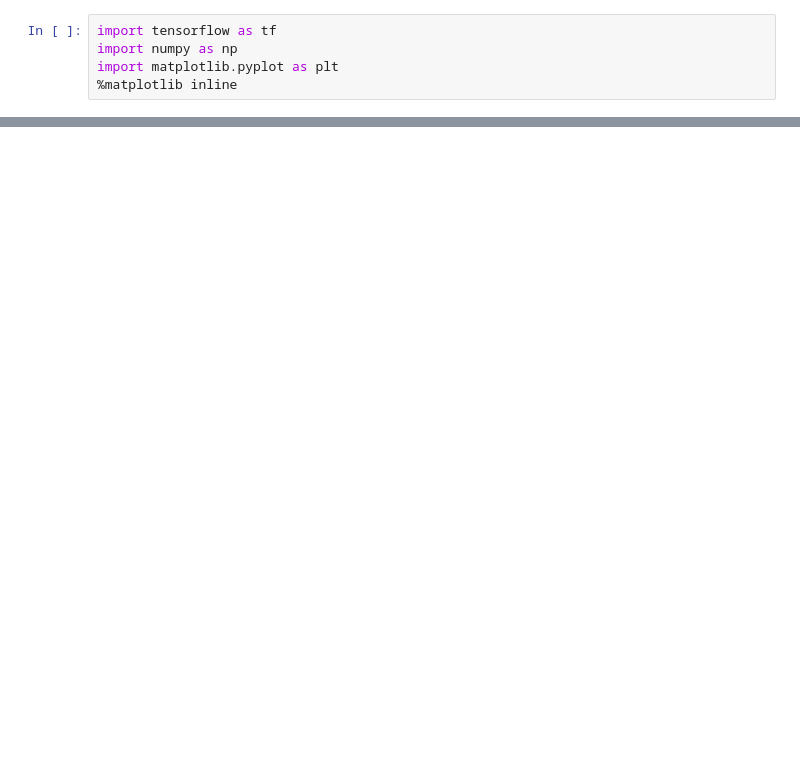
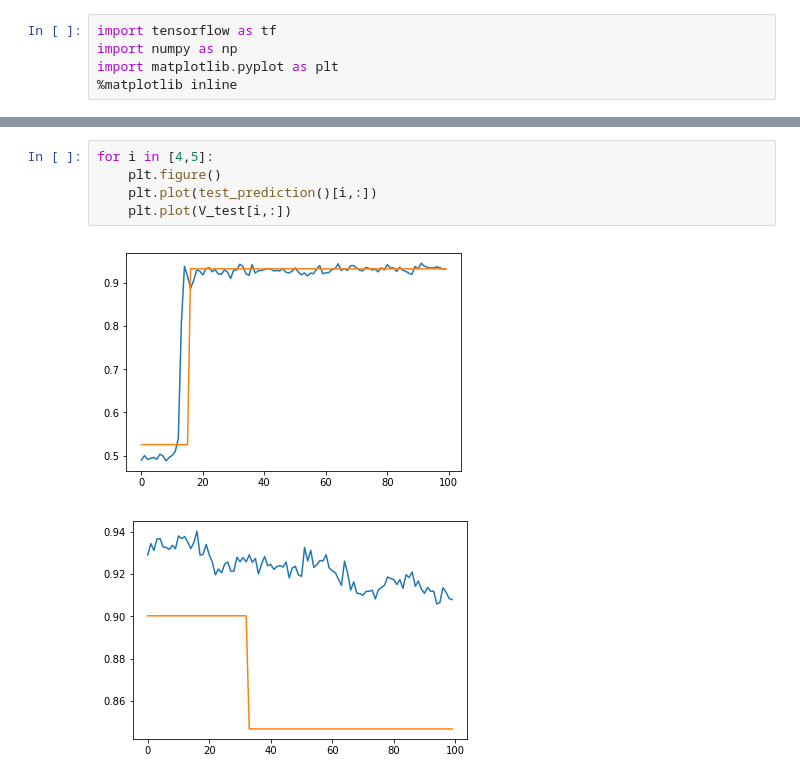
Before and after one commit to ar4/nnfwi_1d, a Jupyter notebook: notebooks/nnfwi_1layer.ipynb, the cells around one changed output, grey strips where cells are left out. Cells and saved outputs as stored; diff of their text form; blank space fills up the shorter version.

```diff
--- a/notebooks/nnfwi_1layer.ipynb
+++ b/notebooks/nnfwi_1layer.ipynb
@@ -79,0 +136,8 @@ plt.plot(V_test[4,:])
+# %%
+for i in [4,5]:
+    plt.figure()
+    plt.plot(test_prediction()[i,:])
+    plt.plot(V_test[i,:])
+# %% [output]
+[figure, added]
+[figure, added]
```
Also changed, not shown: parts of 15 cells of this notebook.
